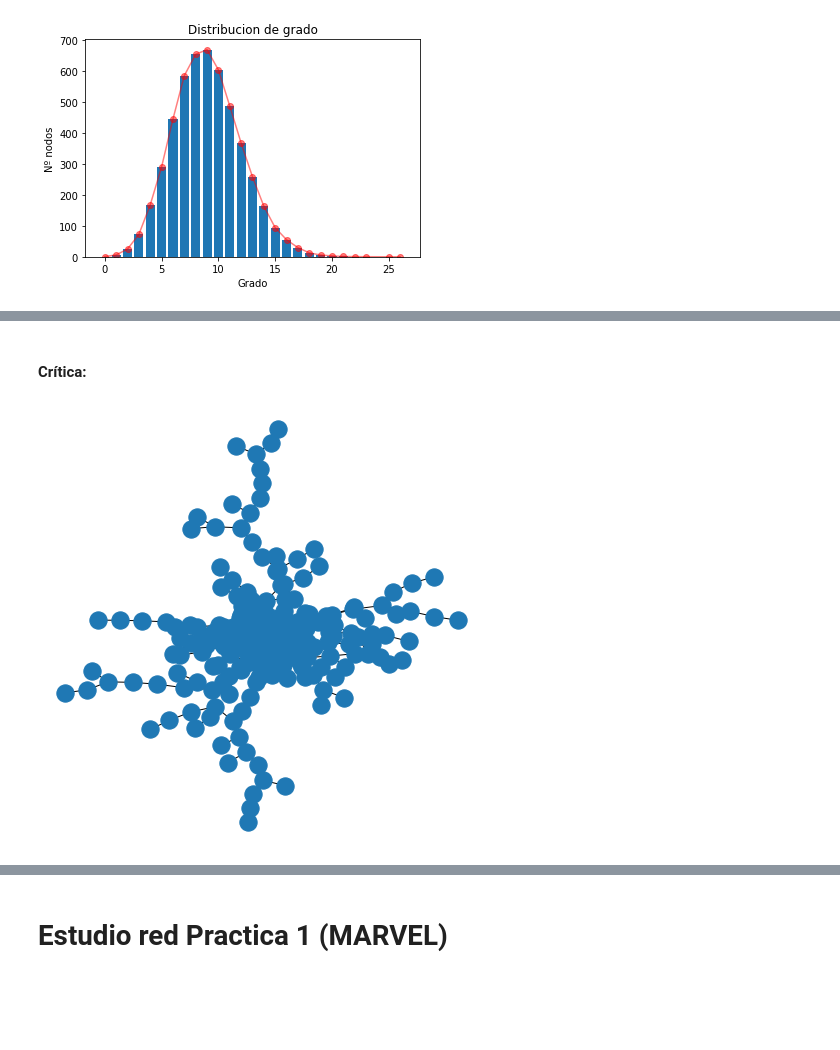
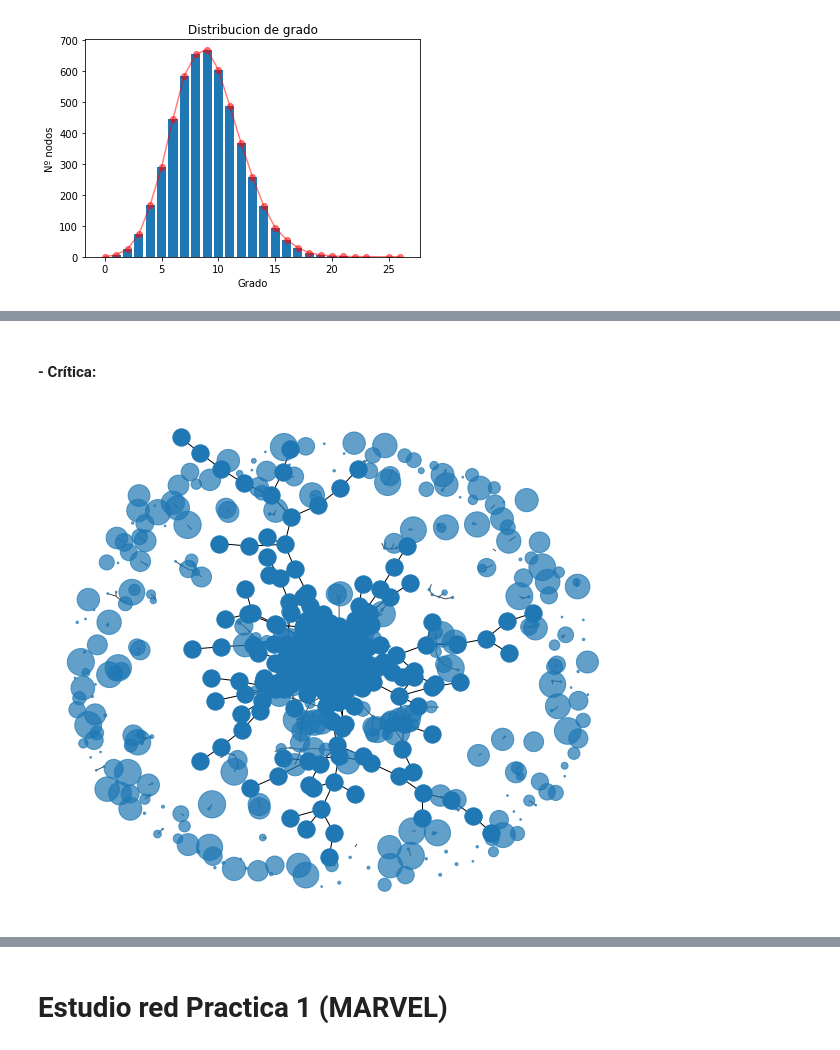
Before and after one commit to pablodll/Social-Network-Analisys, a Jupyter notebook: Practica 2/Practica 2 notebook.ipynb, the cells around one changed output, grey strips where cells are left out. Saved outputs shown, nothing was run; the diff lists cells and outputs as text; code cells hidden in the pictures; blank space fills up the shorter version.

```diff
--- a/Practica 2/Practica 2 notebook.ipynb
+++ b/Practica 2/Practica 2 notebook.ipynb
@@ -204,9 +212,11 @@ nx.draw_kamada_kawai(red_ER_n500_subcritic)
 # %% [markdown]
-#### Crítica:
+#### - Crítica:
 # %%
 p = 0.002
+
 red_ER_n500_critic = nx.gnp_random_graph(N, p)
-plt.figure(figsize=(6,6))
-nx.draw_kamada_kawai(red_ER_n500_critic)
+plt.figure(figsize=(8,7))
+nx.draw_networkx(red_ER_n500_critic, node_size=np.multiply(nx.degree(red_ER_n500_critic), 3), alpha=0.7, with_labels=False, pos=nx.draw_kamada_kawai(red_ER_n500_critic))
+nx.write_gexf(red_ER_n500_critic, './ER_n500_critic.gexf')
 # %% [output]
-[figure, old version]
+[figure, new version]
```
Also changed, not shown: parts of 28 cells of this notebook.
